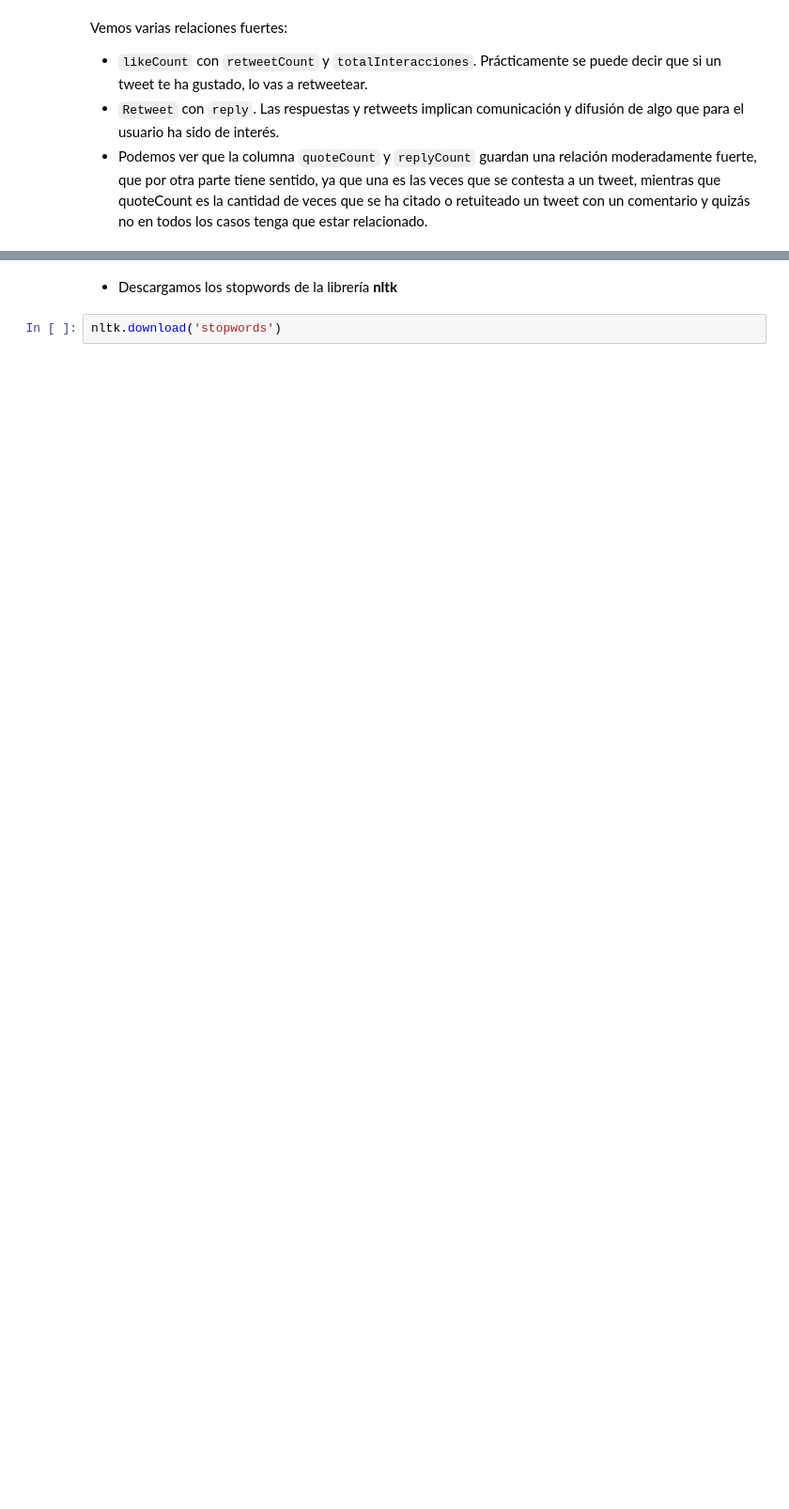
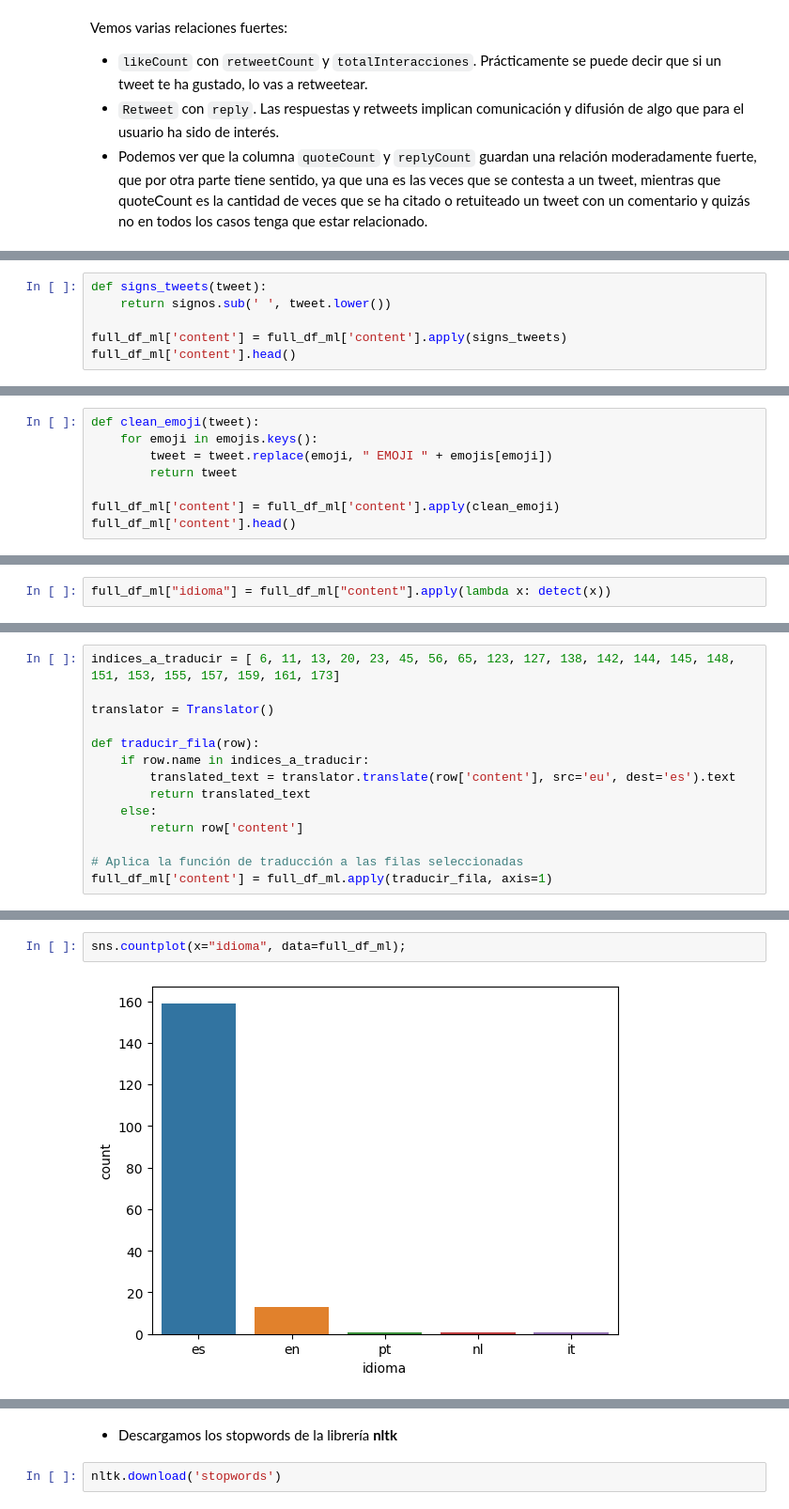
Before and after one commit to Lean788/Analisis_sentimientos__twitter, a Jupyter notebook: main.ipynb, the cells around one changed output, grey strips where cells are left out. Shown at 94% size. Cells and saved outputs as stored; diff of their text form; blank space fills up the shorter version.

```diff
--- a/main.ipynb
+++ b/main.ipynb
@@ -298,0 +485,6 @@ emojis = {':)': 'smile', ':-)': 'smile', ';d': 'wink', ':-E': 'vampire', ':(': '
+# %%
+def signs_tweets(tweet):
+    return signos.sub(' ', tweet.lower())
+
+full_df_ml['content'] = full_df_ml['content'].apply(signs_tweets)
+full_df_ml['content'].head()
@@ -298,0 +500,8 @@ emojis = {':)': 'smile', ':-)': 'smile', ';d': 'wink', ':-E': 'vampire', ':(': '
+# %%
+def clean_emoji(tweet):
+    for emoji in emojis.keys():
+        tweet = tweet.replace(emoji, " EMOJI " + emojis[emoji])
+        return tweet
+
+full_df_ml['content'] = full_df_ml['content'].apply(clean_emoji)
+full_df_ml['content'].head()
@@ -298,0 +515,2 @@ emojis = {':)': 'smile', ':-)': 'smile', ';d': 'wink', ':-E': 'vampire', ':(': '
+# %%
+full_df_ml["idioma"] = full_df_ml["content"].apply(lambda x: detect(x))
@@ -298,0 +546,14 @@ emojis = {':)': 'smile', ':-)': 'smile', ';d': 'wink', ':-E': 'vampire', ':(': '
+# %%
+indices_a_traducir = [ 6, 11, 13, 20, 23, 45, 56, 65, 123, 127, 138, 142, 144, 145, 148, 151, 153, 155, 157, 159, 161, 173]
+
+translator = Translator()
+
+def traducir_fila(row):
+    if row.name in indices_a_traducir:
+        translated_text = translator.translate(row['content'], src='eu', dest='es').text
+        return translated_text
+    else:
+        return row['content']
+
+# Aplica la función de traducción a las filas seleccionadas
+full_df_ml['content'] = full_df_ml.apply(traducir_fila, axis=1)
@@ -298,0 +582,4 @@ emojis = {':)': 'smile', ':-)': 'smile', ';d': 'wink', ':-E': 'vampire', ':(': '
+# %%
+sns.countplot(x="idioma", data=full_df_ml);
+# %% [output]
+[figure, added]
```
Also changed, not shown: parts of 80 cells of this notebook, 5 other files.
